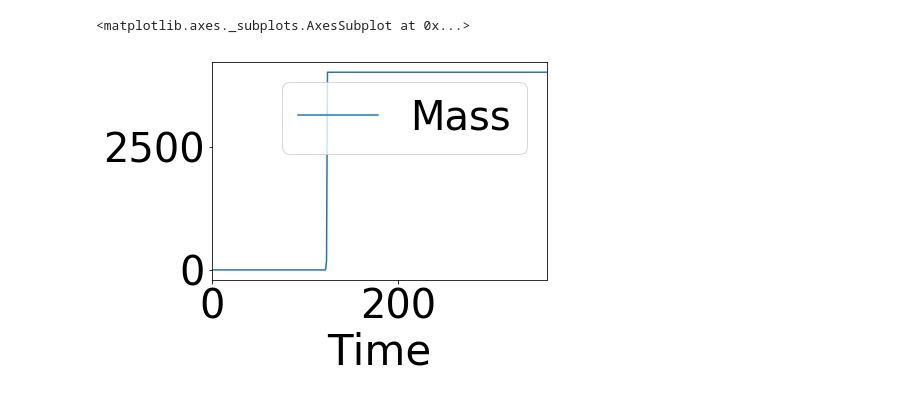
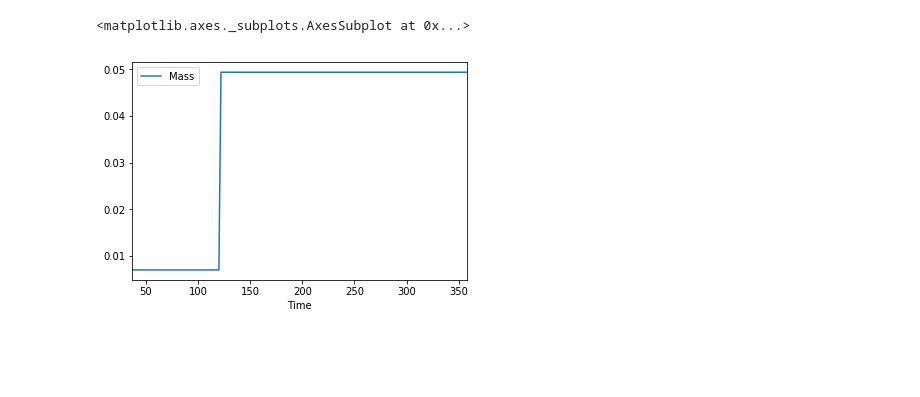
Before and after one commit to a-co/synthetic_history, a Jupyter notebook: Untitled.ipynb, the cells around one changed output. Saved outputs shown, nothing was run; the diff lists cells and outputs as text; code cells hidden in the pictures; blank space fills up the shorter version.

Commit message:
update change commods in enrichment

```diff
--- a/Untitled.ipynb
+++ b/Untitled.ipynb
@@ -25,0 +19,6 @@ ev_ = cym.Evaluator(cym.dbopen(file))
+# %%
+file = "main.h5"
+label=''
+db_ = cym.dbopen(file)
+ev_ = cym.Evaluator(db=db_, write=False)
+cgr.flow_graph(evaler=ev_, label='com', stop=121)
@@ -26,5 +31,5 @@ ev_ = cym.Evaluator(cym.dbopen(file))
 # %%
-tm.transactions(ev_, senders=['mil_enrichment']).plot(x='Time', y='Mass')
+cyh.TransFrac(ev=ev_, rec=['mil_enrichment'], nucs2=['235U'], nucs1=['238U']).dropna().plot(x='Time', y='Mass')
 # %% [output]
 <matplotlib.axes._subplots.AxesSubplot at 0x...>
-[figure, old version]
+[figure, new version]
```
Also changed, not shown: parts of 7 cells of this notebook, 4 other files.
